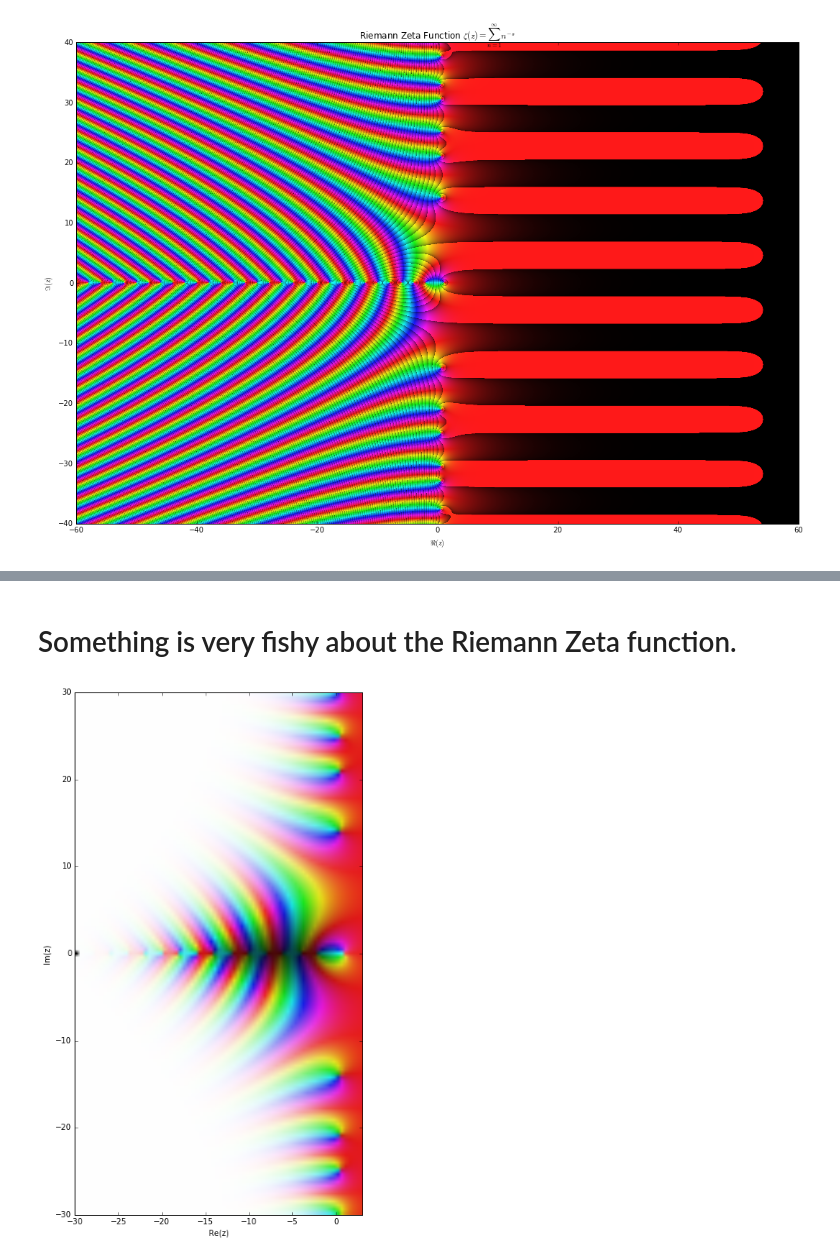
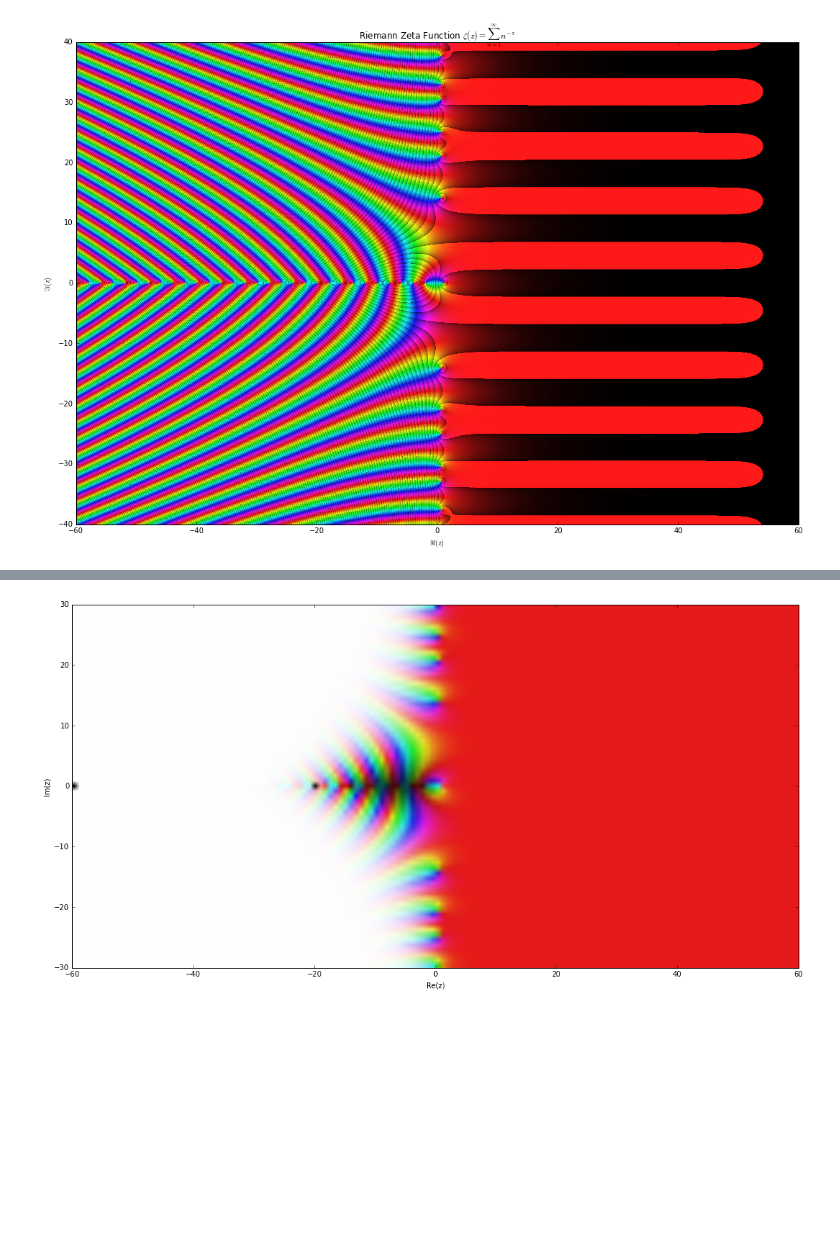
Before and after one commit to JoelBondurant/jupyter, a Jupyter notebook: src/complexDomainColoring.ipynb, the cells around one changed output, grey strips where cells are left out. Cells and saved outputs as stored; diff of their text form; code cells hidden in the pictures; blank space fills up the shorter version.

```diff
--- a/src/complexDomainColoring.ipynb
+++ b/src/complexDomainColoring.ipynb
@@ -137,6 +126,4 @@ plot_domain(domaincol_m, vec_ζ, re=ab, im=cd,
-# %% [markdown]
-# Something is very fishy about the Riemann Zeta function.
 # %%
-mp.fp.cplot(mp.fp.zeta, [-30,3], [-30,30], points=1e4)
+mp.fp.cplot(mp.fp.zeta, [-60,60], [-30,30], points=1e4)
 # %% [output]
-[figure, old version]
+[figure, new version]
```
Also changed, not shown: parts of 4 cells of this notebook.
